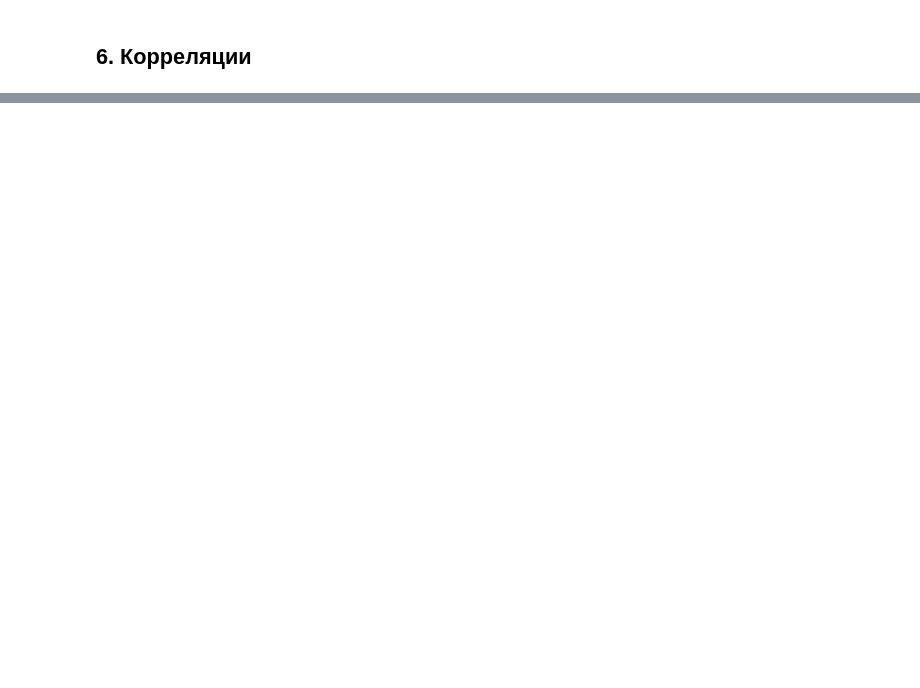
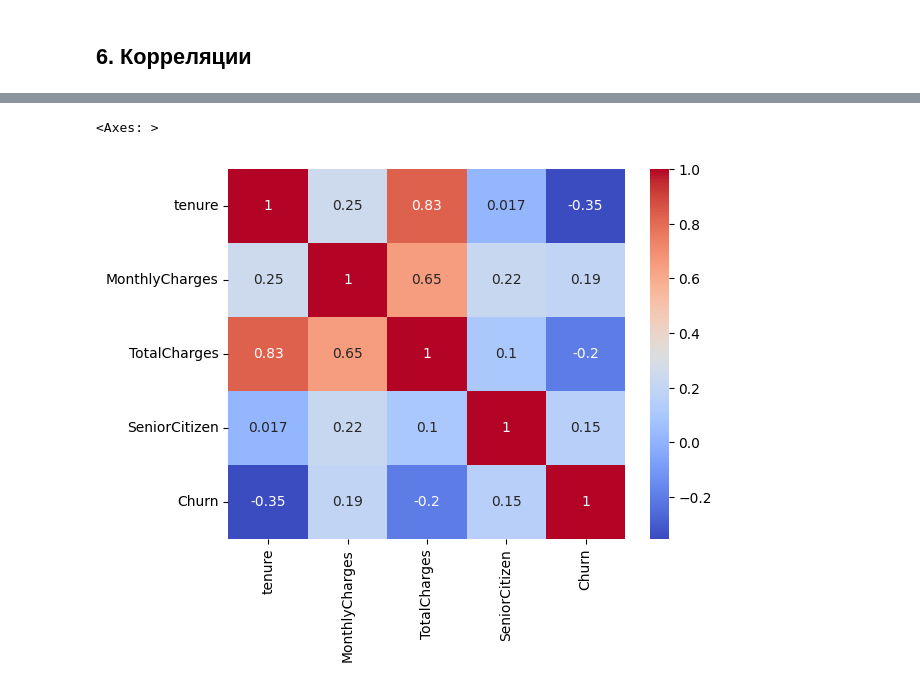
Before and after one commit to TopTatarin/churn-prediction, a Jupyter notebook: notebooks/01_eda.ipynb, the cells around one changed output, grey strips where cells are left out. Saved outputs shown, nothing was run; the diff lists cells and outputs as text; code cells hidden in the pictures; blank space fills up the shorter version.

```diff
--- a/notebooks/01_eda.ipynb
+++ b/notebooks/01_eda.ipynb
@@ -46,0 +118,13 @@ TODO: ключевые наблюдения перед feature engineering.
+# %%
+# TODO: corr heatmap для числовых признаков
+import numpy as np
+
+df_corr = df.copy()
+df_corr['Churn'] = df_corr['Churn'].map({'Yes': 1, 'No': 0})
+df_corr['TotalCharges'] = pd.to_numeric(df_corr['TotalCharges'], errors='coerce')
+
+corr = df_corr[['tenure', 'MonthlyCharges', 'TotalCharges', 'SeniorCitizen', 'Churn']].corr()
+sns.heatmap(corr, annot=True, cmap='coolwarm')
+# %% [output]
+<Axes: >
+[figure, added]
```
Also changed, not shown: parts of 14 cells of this notebook, 2 other files.
